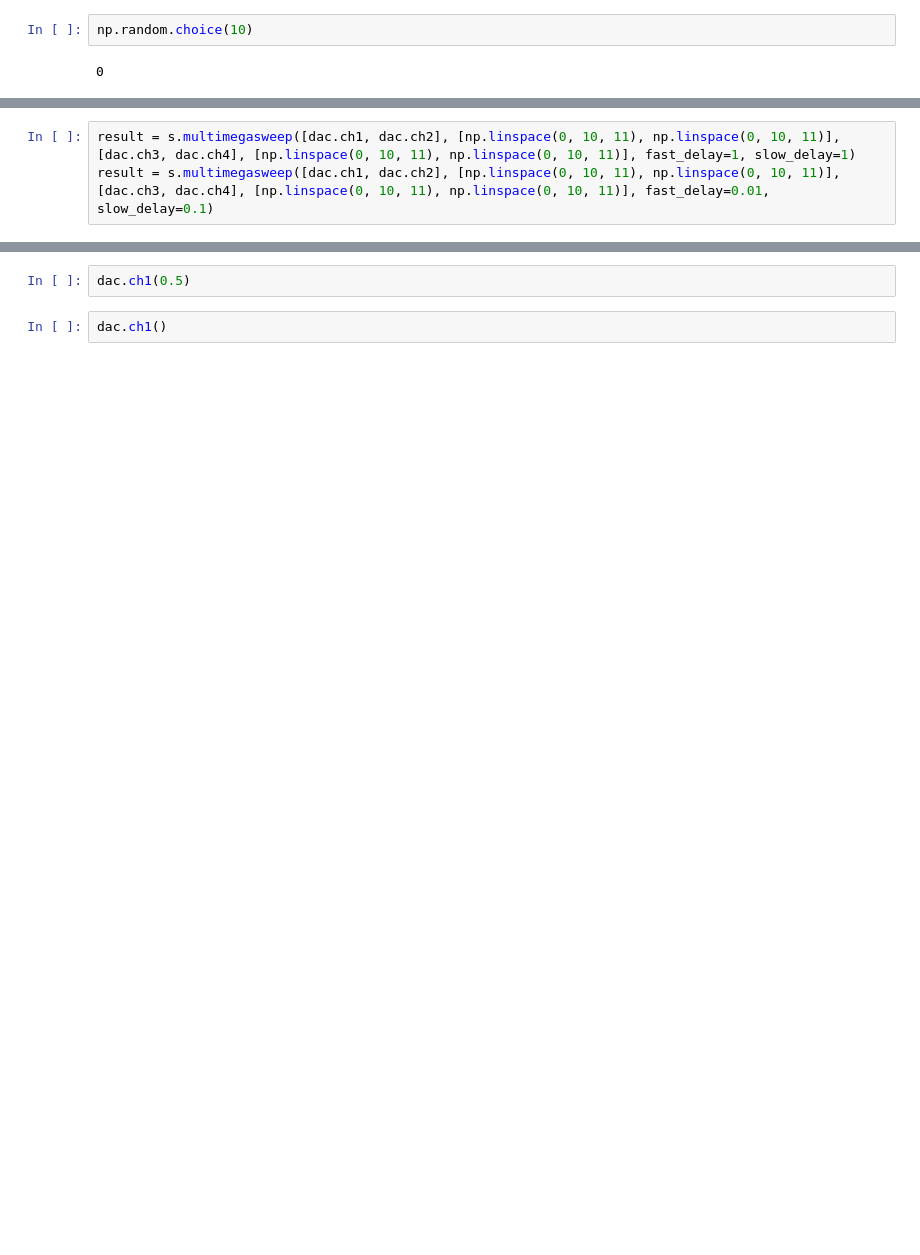
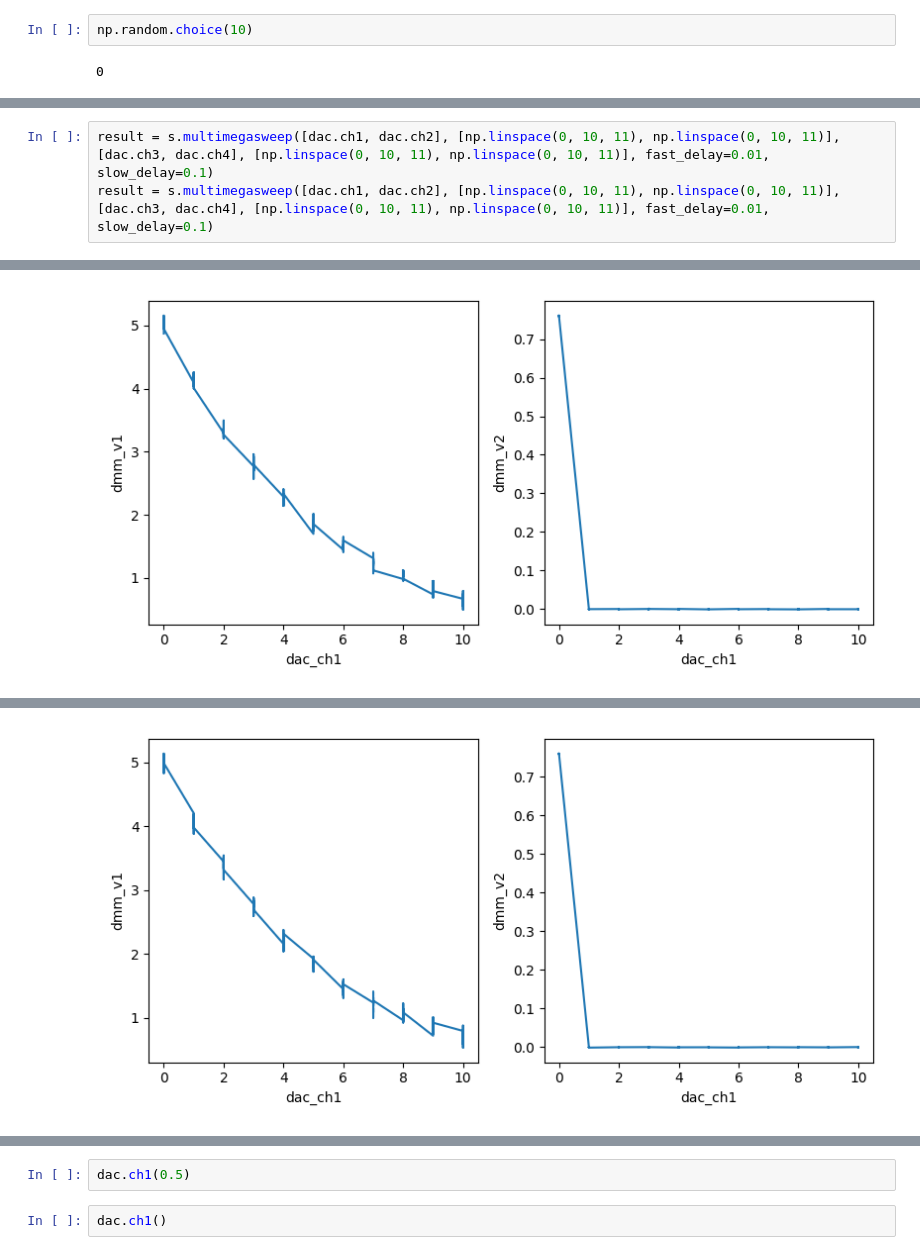
Before and after one commit to spxtr/measureme, a Jupyter notebook: test_nb.ipynb, the cells around one changed output, grey strips where cells are left out. Saved outputs shown, nothing was run; the diff lists cells and outputs as text; blank space fills up the shorter version.

```diff
--- a/test_nb.ipynb
+++ b/test_nb.ipynb
@@ -78,4 +78,4 @@ result = s.multimegasweep([dac.ch1, dac.ch2], [np.linspace(0, 10, 11), np.linspa
 # %%
-result = s.multimegasweep([dac.ch1, dac.ch2], [np.linspace(0, 10, 11), np.linspace(0, 10, 11)], [dac.ch3, dac.ch4], [np.linspace(0, 10, 11), np.linspace(0, 10, 11)], fast_delay=1, slow_delay=1)
 result = s.multimegasweep([dac.ch1, dac.ch2], [np.linspace(0, 10, 11), np.linspace(0, 10, 11)], [dac.ch3, dac.ch4], [np.linspace(0, 10, 11), np.linspace(0, 10, 11)], fast_delay=0.01, slow_delay=0.1)
+result = s.multimegasweep([dac.ch1, dac.ch2], [np.linspace(0, 10, 11), np.linspace(0, 10, 11)], [dac.ch3, dac.ch4], [np.linspace(0, 10, 11), np.linspace(0, 10, 11)], fast_delay=0.01, slow_delay=0.1)
 # %% [output]
@@ -83,0 +84 @@ result = s.multimegasweep([dac.ch1, dac.ch2], [np.linspace(0, 10, 11), np.linspa
+[figure, added]
@@ -83,0 +89 @@ result = s.multimegasweep([dac.ch1, dac.ch2], [np.linspace(0, 10, 11), np.linspa
+[figure, added]
```
Also changed, not shown: parts of 13 cells of this notebook, 1 other file.
